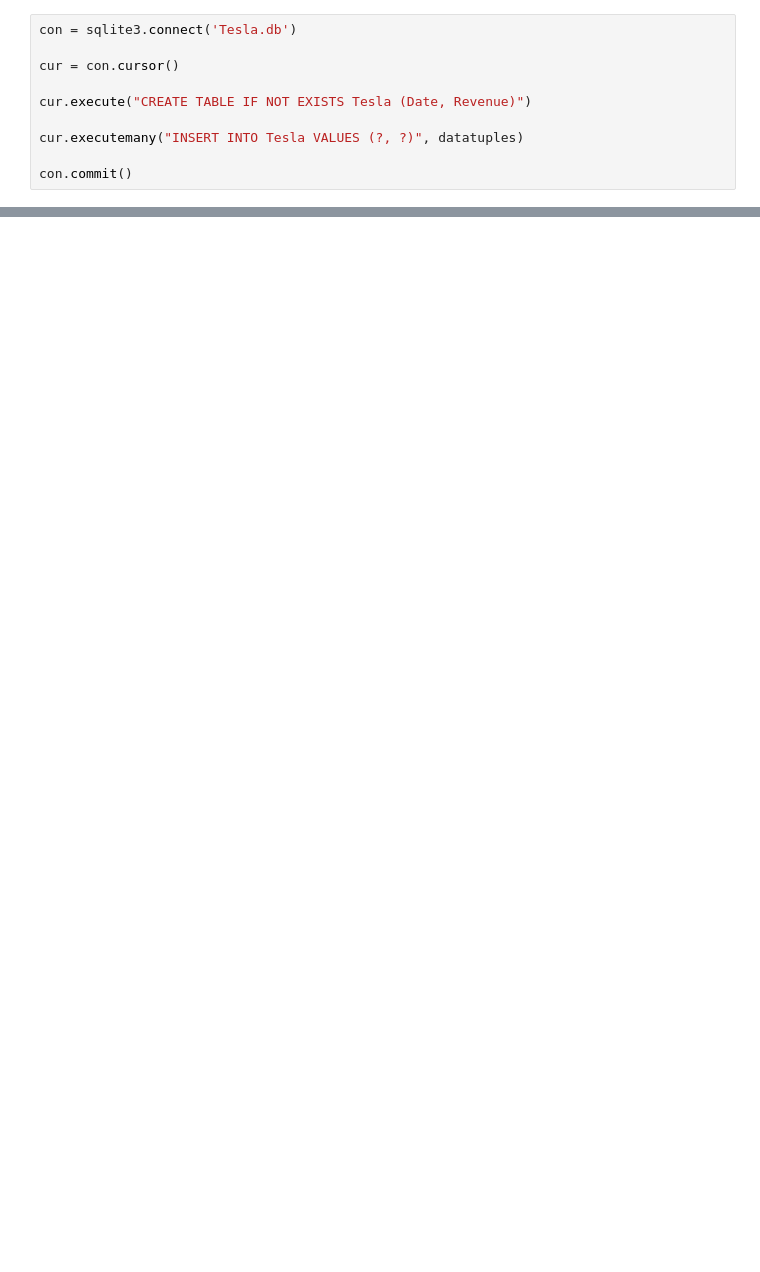
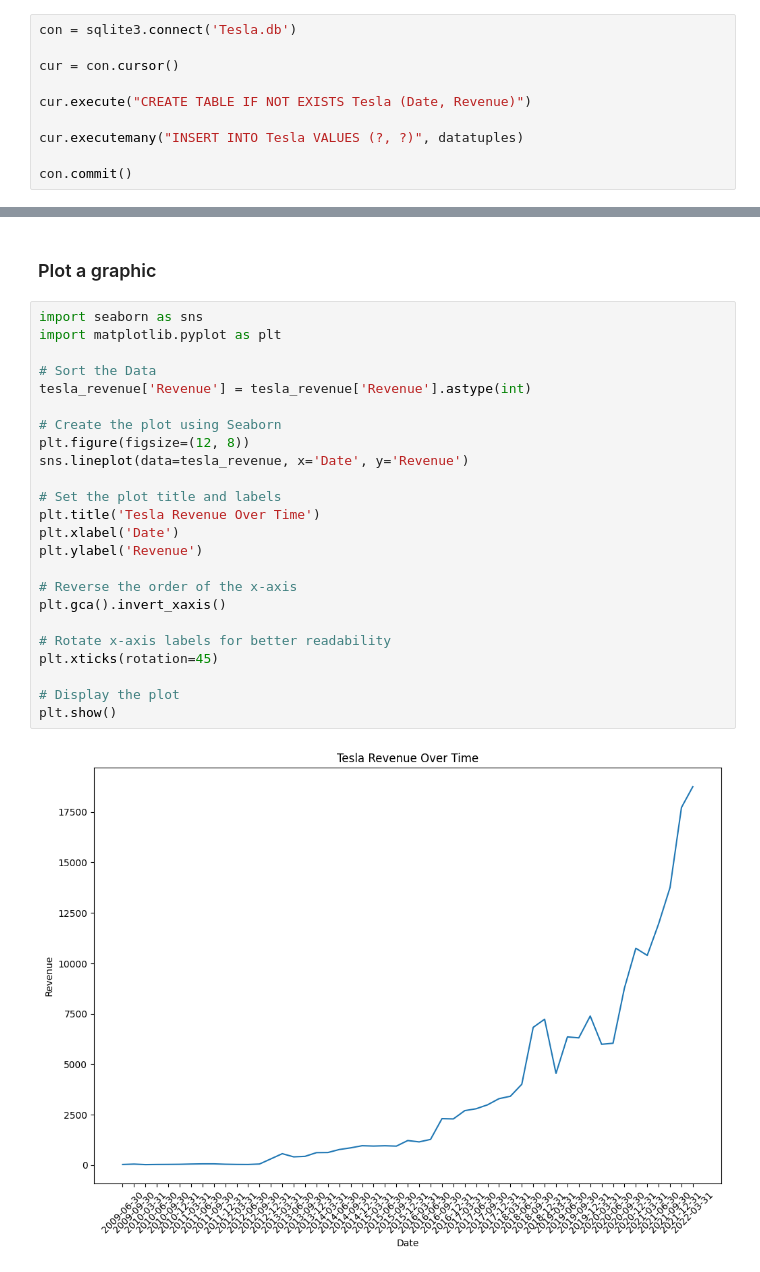
Before and after one commit to 4GeeksAcademy/gustavolima-web-scraping-project-tutorial, a Jupyter notebook: src/explore.ipynb, the cells around one changed output, grey strips where cells are left out. Saved outputs shown, nothing was run; the diff lists cells and outputs as text; blank space fills up the shorter version.

Commit message:
Plot Completion

```diff
--- a/src/explore.ipynb
+++ b/src/explore.ipynb
@@ -112,3 +122,31 @@ for row in cur.execute('SELECT * FROM Tesla'):
 ('2010-03-31', '21')
 ('2009-09-30', '46')
 ('2009-06-30', '27')
+# %% [markdown]
+### Plot a graphic
+# %%
+import seaborn as sns
+import matplotlib.pyplot as plt
+
+# Sort the Data
+tesla_revenue['Revenue'] = tesla_revenue['Revenue'].astype(int)
+
+# Create the plot using Seaborn
+plt.figure(figsize=(12, 8))
+sns.lineplot(data=tesla_revenue, x='Date', y='Revenue')
+
+# Set the plot title and labels
+plt.title('Tesla Revenue Over Time')
+plt.xlabel('Date')
+plt.ylabel('Revenue')
+
+# Reverse the order of the x-axis
+plt.gca().invert_xaxis()
+
+# Rotate x-axis labels for better readability
+plt.xticks(rotation=45)
+
+# Display the plot
+plt.show()
+# %% [output]
+[figure, added]
```
Also changed, not shown: parts of 6 cells of this notebook, 2 other files.
